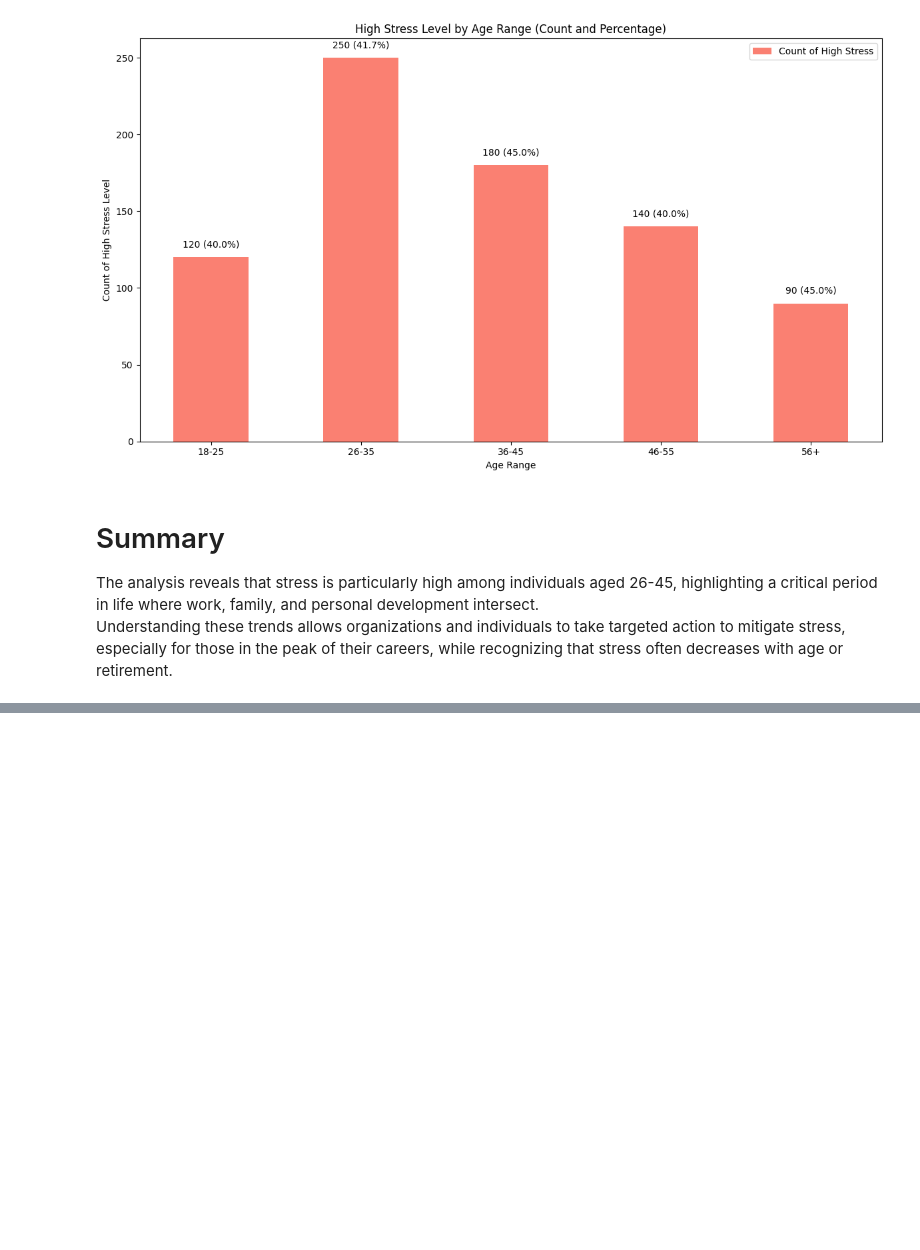
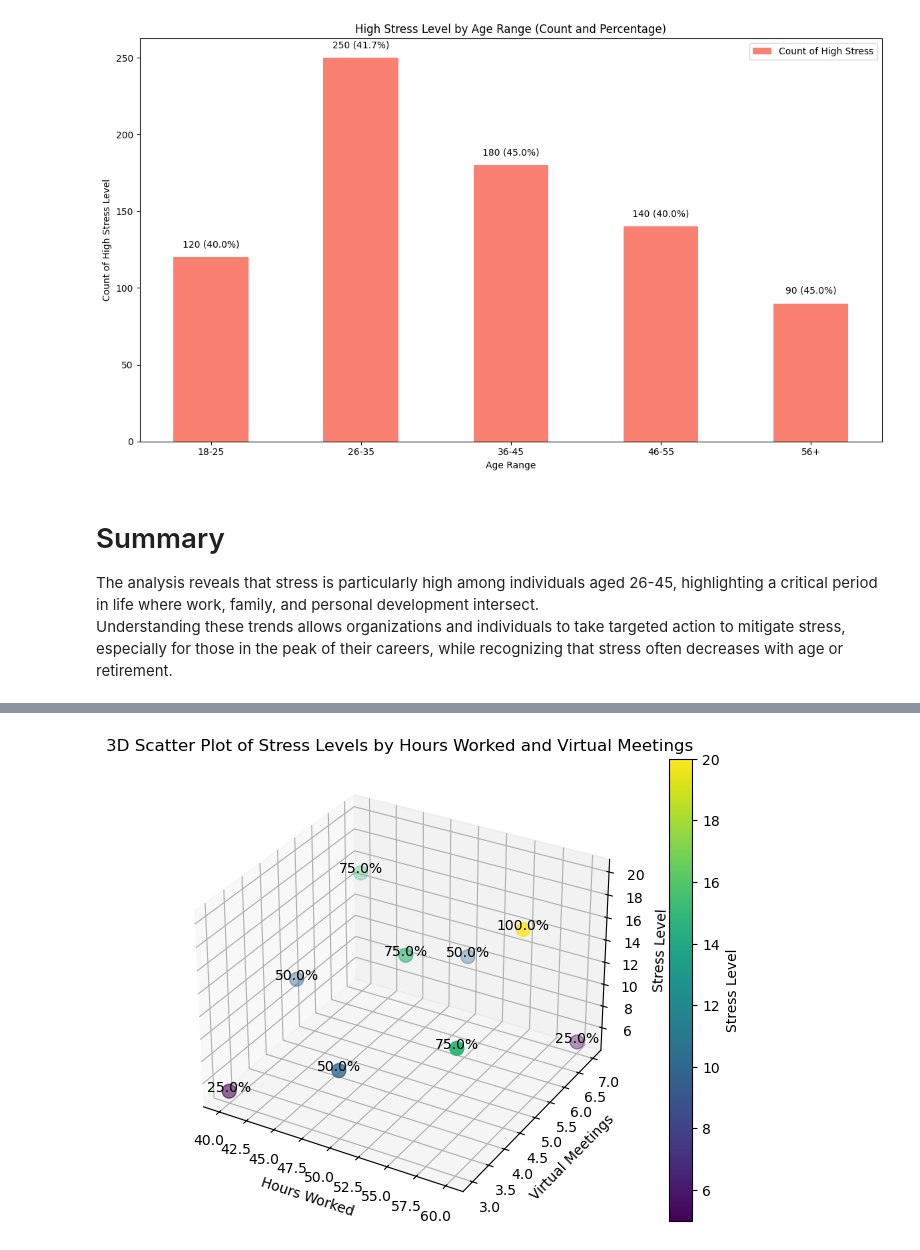
Before and after one commit to faiyted/Project3, a Jupyter notebook: dataset.ipynb, the cells around one changed output, grey strips where cells are left out. Saved outputs shown, nothing was run; the diff lists cells and outputs as text; code cells hidden in the pictures; blank space fills up the shorter version.

```diff
--- a/dataset.ipynb
+++ b/dataset.ipynb
@@ -385,0 +657,41 @@ Understanding these trends allows organizations and individuals to take targeted
+# %%
+import matplotlib.pyplot as plt
+from mpl_toolkits.mplot3d import Axes3D
+import numpy as np
+
+# Sample data from MongoDB aggregation (replace with actual data from MongoDB)
+hours_worked = np.array([40, 50, 60, 40, 50, 60, 40, 50, 60])  # Hours worked (x-axis)
+virtual_meetings = np.array([3, 3, 3, 5, 5, 5, 7, 7, 7])  # Virtual meetings (y-axis)
+stress_levels = np.array([5, 10, 15, 10, 15, 20, 15, 10, 5])  # Stress levels (z-axis)
+
+# Calculate percentages for stress levels relative to the maximum stress level
+percentages = (stress_levels / np.max(stress_levels)) * 100
+
+# Create a 3D scatter plot
+fig = plt.figure(figsize=(10, 6))
+ax = fig.add_subplot(111, projection='3d')
+
+# Scatter plot in 3D
+scatter = ax.scatter(hours_worked, virtual_meetings, stress_levels, c=stress_levels, cmap='viridis', s=100)
+
+# Add a color bar to show the intensity of stress levels
+cbar = plt.colorbar(scatter, ax=ax)
+cbar.set_label('Stress Level')
+
+# Set labels for the axes
+ax.set_xlabel('Hours Worked')
+ax.set_ylabel('Virtual Meetings')
+ax.set_zlabel('Stress Level')
+
+# Set the title
+ax.set_title('3D Scatter Plot of Stress Levels by Hours Worked and Virtual Meetings')
+
+# Add percentage labels at each point
+for i in range(len(hours_worked)):
+    ax.text(hours_worked[i], virtual_meetings[i], stress_levels[i],
+            f'{percentages[i]:.1f}%', color='black', ha='center')
+
+# Display the plot
+plt.show()
+# %% [output]
+[figure, added]
```
Also changed, not shown: parts of 8 cells of this notebook.
